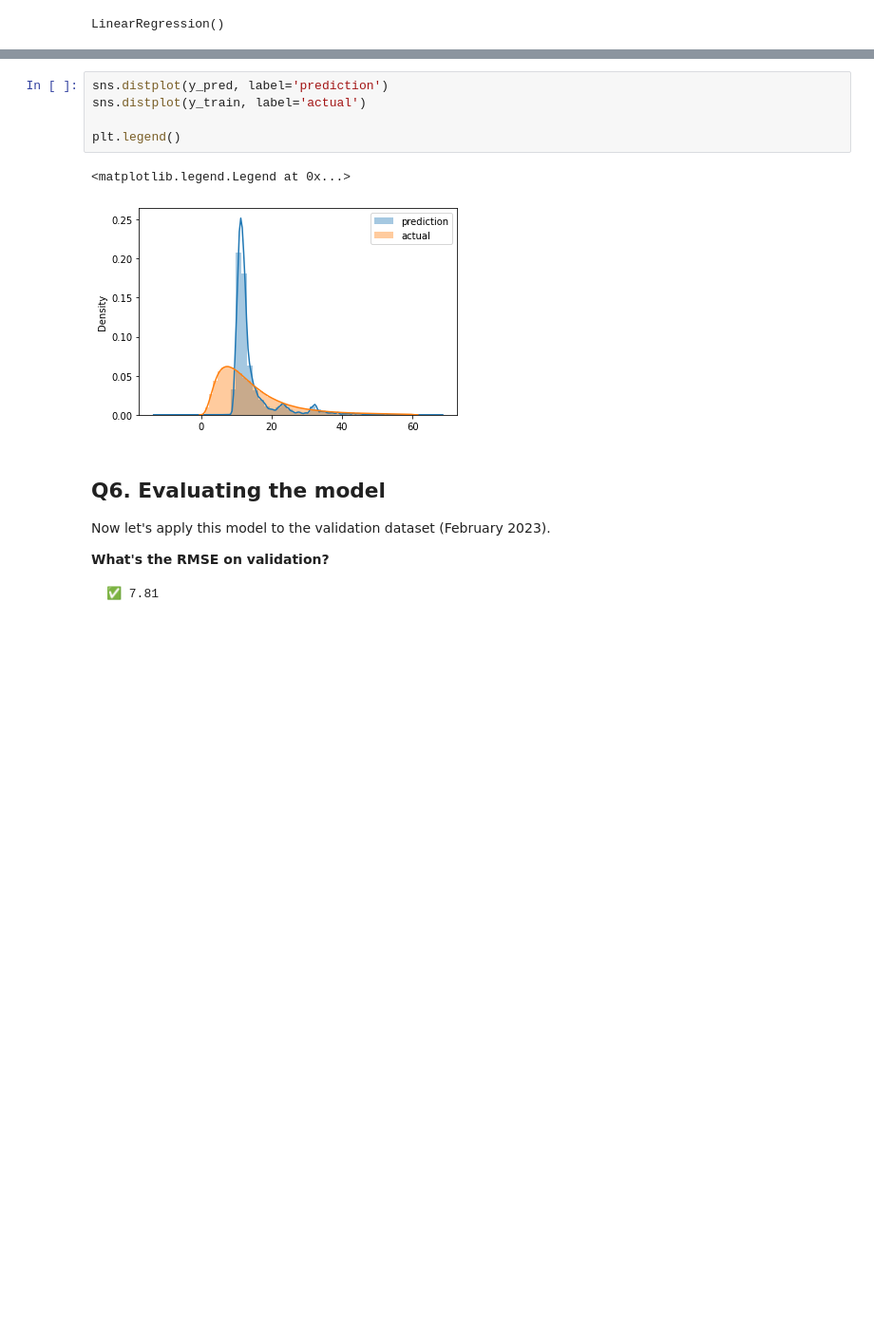
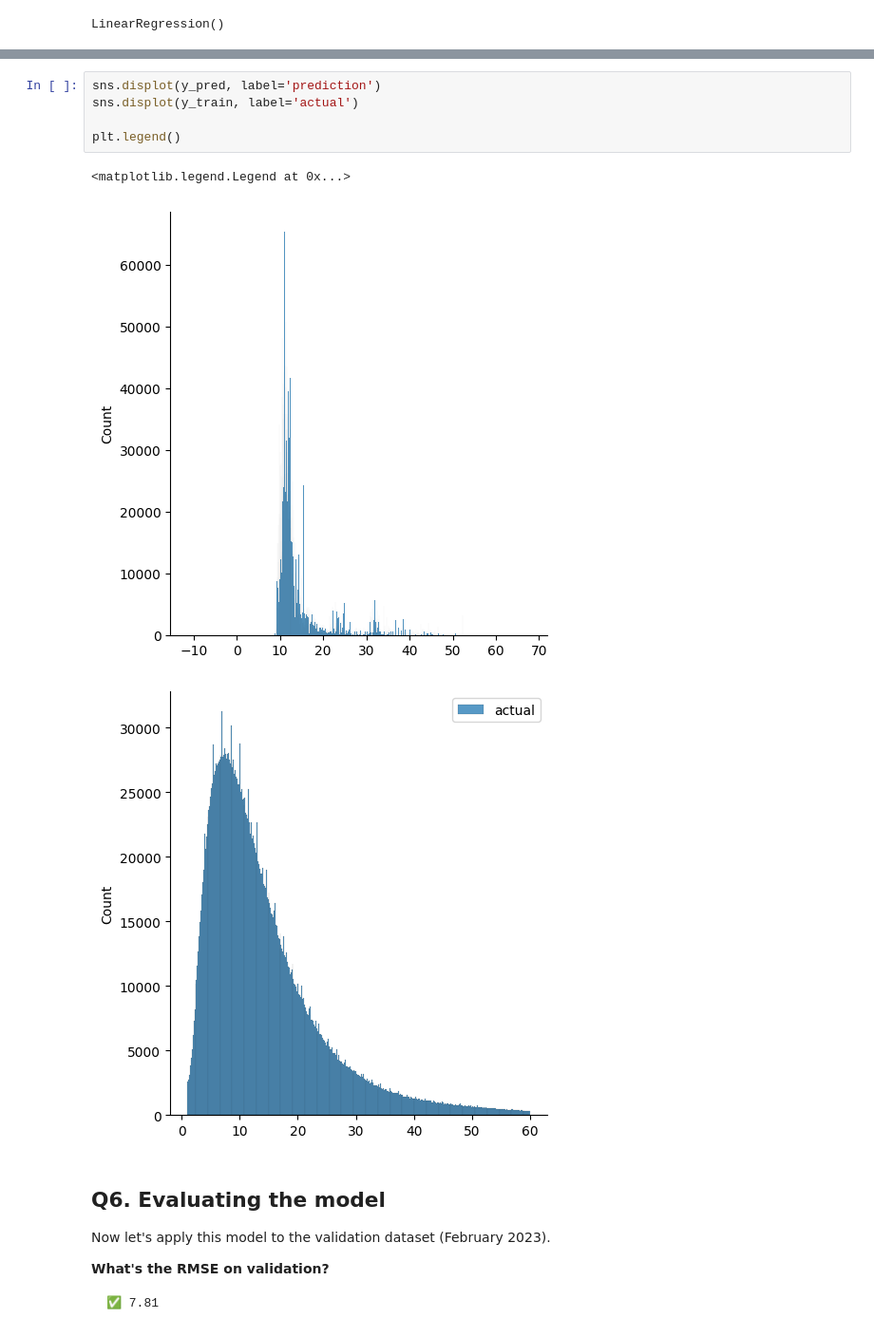
Before and after one commit to KseniiaEvans/mlops-zoomcamp, a Jupyter notebook: 01-intro/main.ipynb, the cells around one changed output, grey strips where cells are left out. Shown: that part at 95% size. Saved outputs shown, nothing was run; the diff lists cells and outputs as text; blank space fills up the shorter version.

```diff
--- a/01-intro/main.ipynb
+++ b/01-intro/main.ipynb
@@ -200,11 +198,12 @@ mean_squared_error(y_train, y_pred, squared=False)
 # %%
-sns.distplot(y_pred, label='prediction')
-sns.distplot(y_train, label='actual')
+sns.displot(y_pred, label='prediction')
+sns.displot(y_train, label='actual')
 
 plt.legend()
 # %% [output]
 <matplotlib.legend.Legend at 0x...>
-[figure, old version]
+[figure, new version]
+[figure, added]
 # %% [markdown]
 ## Q6. Evaluating the model
 
```
Also changed, not shown: parts of 4 cells of this notebook, 1 other file.
